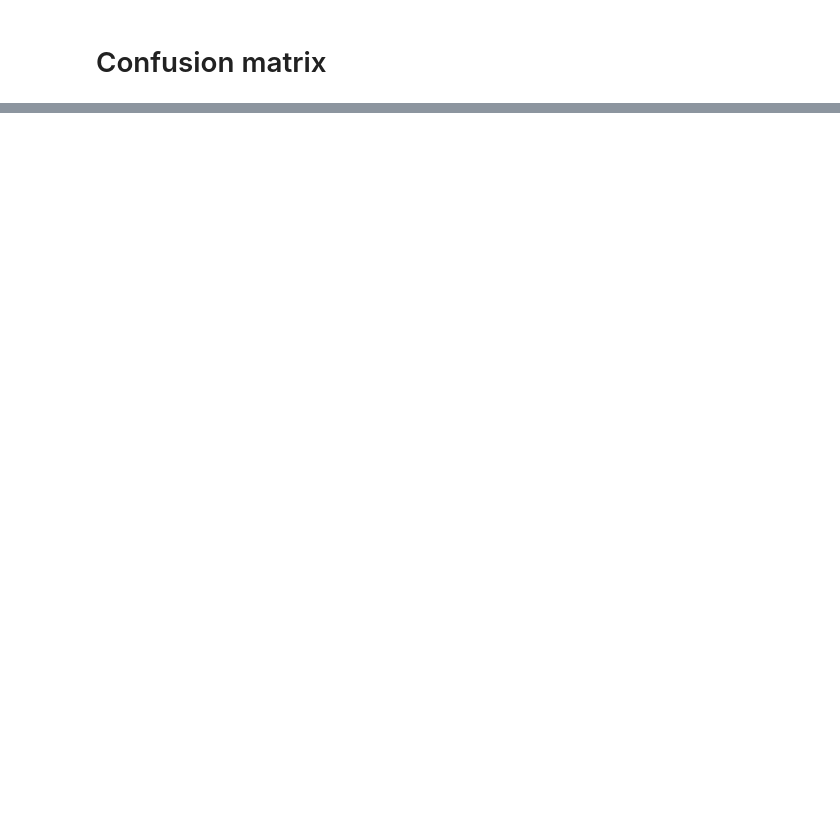
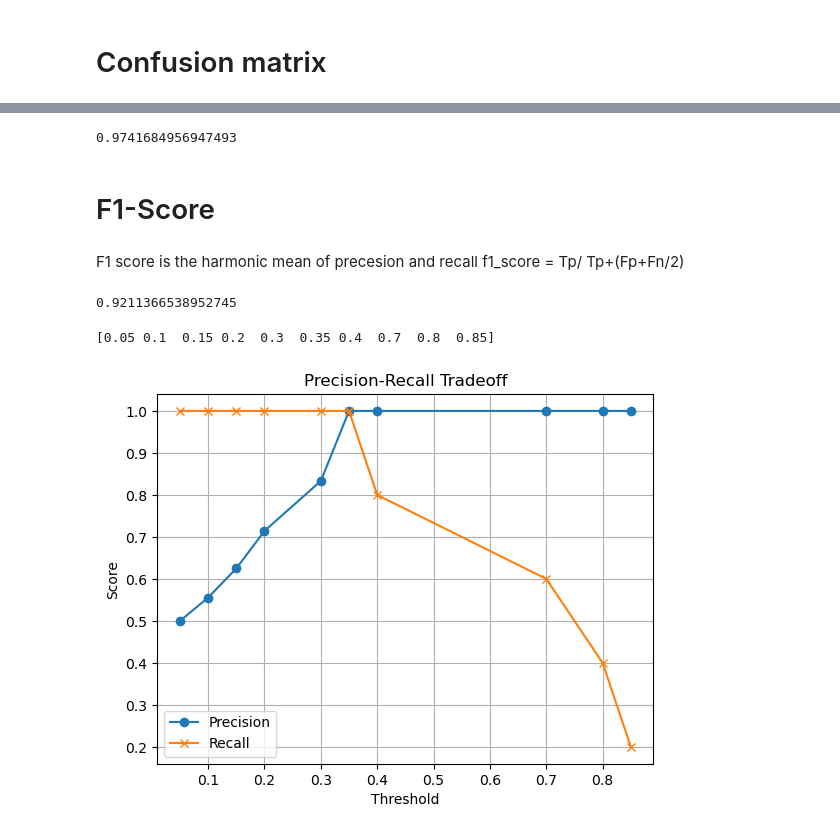
Before and after one commit to CHERUGAD/Machine_learning, a Jupyter notebook: classification.ipynb, the cells around one changed output, grey strips where cells are left out. Cells and saved outputs as stored; diff of their text form; code cells hidden in the pictures; blank space fills up the shorter version.

Commit message:
Model evaluations all technique are used

```diff
--- a/classification.ipynb
+++ b/classification.ipynb
@@ -399,0 +430,9 @@ pd.DataFrame(y_confusion_matrix)
+# %%
+5770 / (153+5770)
+# %% [output]
+0.9741684956947493
+# %% [markdown]
+# F1-Score
+# %% [markdown]
+F1 score is the harmonic mean of precesion and recall
+f1_score = Tp/ Tp+(Fp+Fn/2)
@@ -399,0 +441,32 @@ pd.DataFrame(y_confusion_matrix)
+# %%
+f1_ = f1_score(y_train_0, y_trai_prd)
+f1_
+# %% [output]
+0.9211366538952745
+# %%
+import numpy as np
+from sklearn.metrics import precision_recall_curve, classification_report
+import matplotlib.pyplot as plt
+
+# Step 1: True labels (0 = no disease, 1 = disease)
+y_true = np.array([0, 1, 1, 1, 0, 0, 1, 0, 0, 1])
+
+# Step 2: Predicted probabilities from a model (not final labels yet)
+y_scores = np.array([0.1, 0.4, 0.35, 0.8, 0.2, 0.05, 0.85, 0.15, 0.3, 0.7])
+
+# Step 3: Calculate precision, recall for different thresholds
+precision, recall, thresholds = precision_recall_curve(y_true, y_scores)
+print(thresholds)
+
+# Step 4: Plot the Precision-Recall Tradeoff
+plt.plot(thresholds, precision[:-1], label="Precision", marker='o')
+plt.plot(thresholds, recall[:-1], label="Recall", marker='x')
+plt.xlabel("Threshold")
+plt.ylabel("Score")
+plt.title("Precision-Recall Tradeoff")
+plt.legend()
+plt.grid()
+plt.show()
+# %% [output]
+[0.05 0.1  0.15 0.2  0.3  0.35 0.4  0.7  0.8  0.85]
+[figure, added]
```
Also changed, not shown: parts of 19 cells of this notebook.
